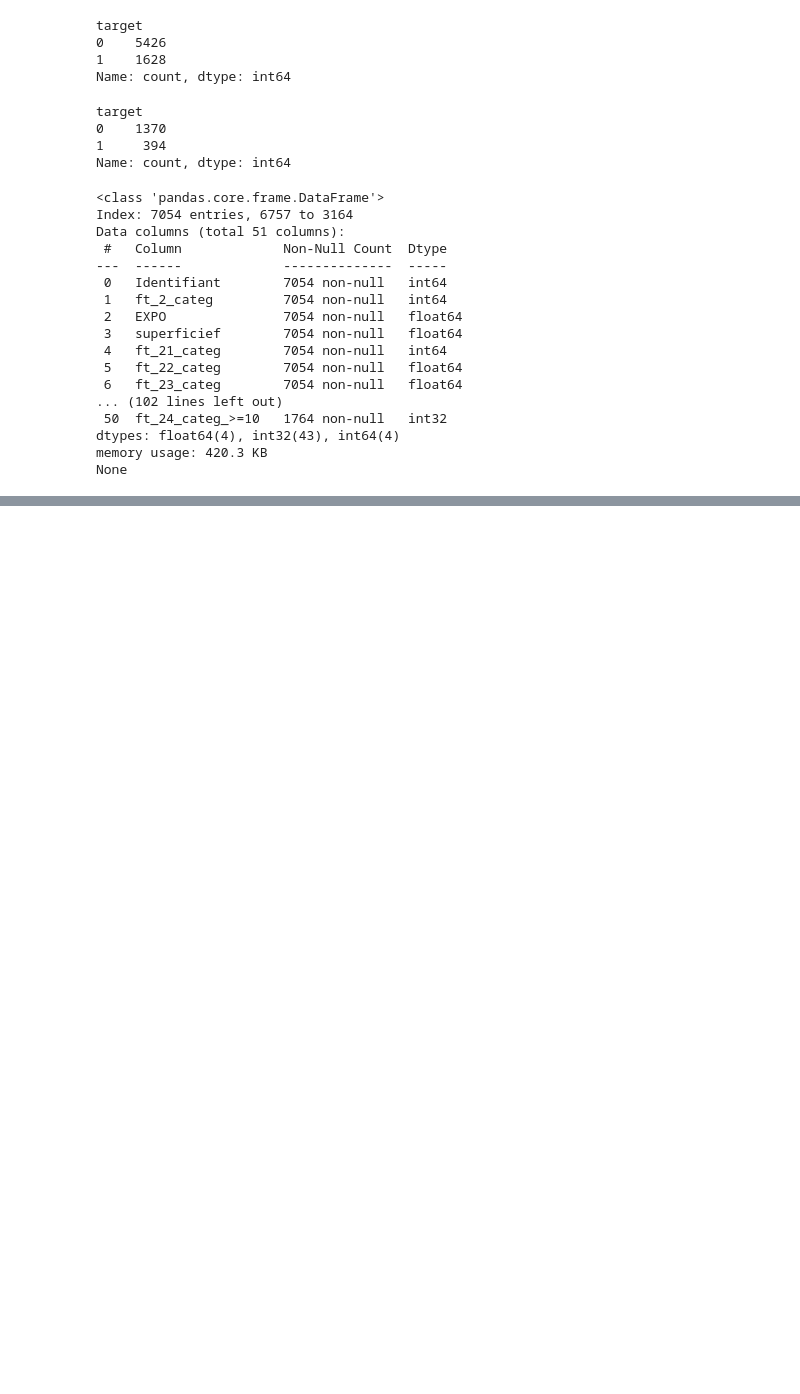
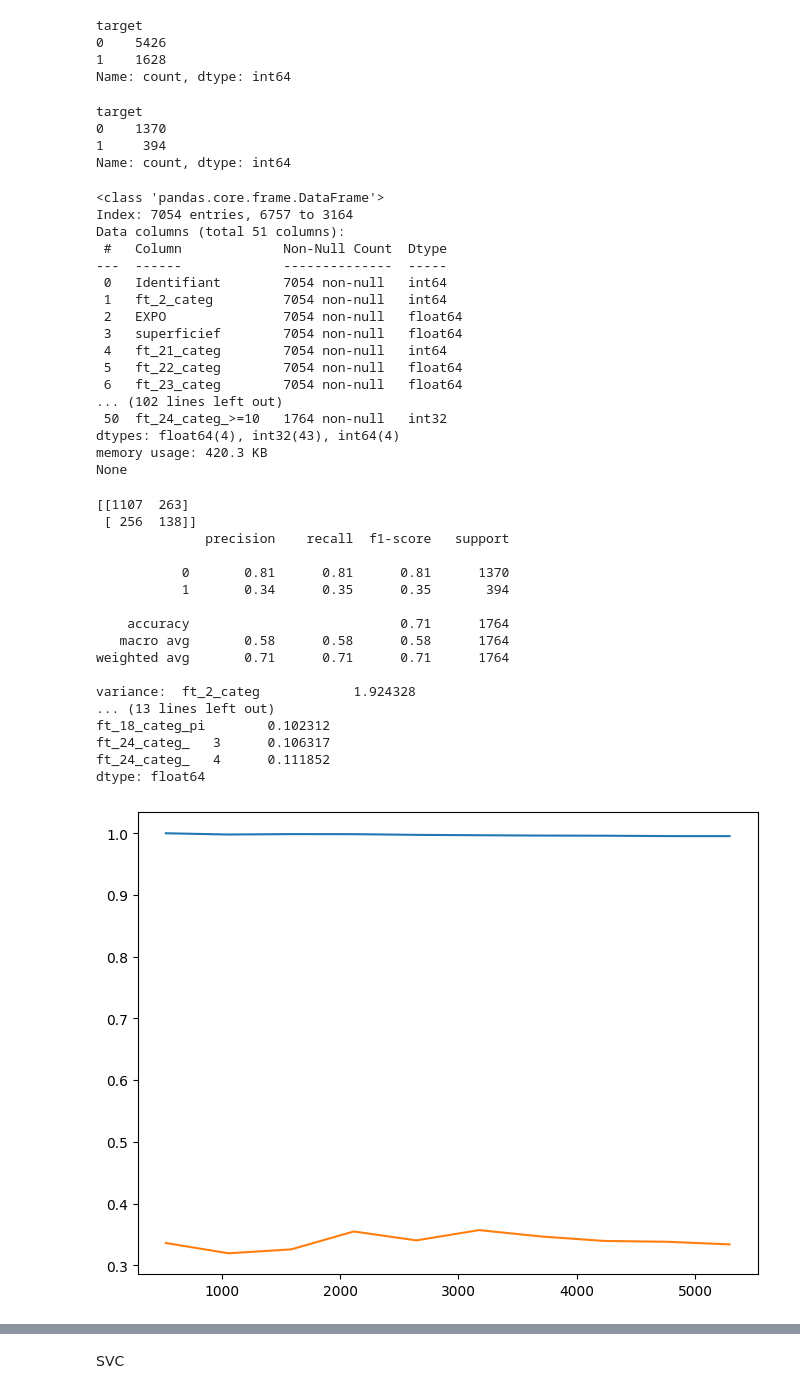
Before and after one commit to cosquerke/ing-nierie_data, a Jupyter notebook: projet_inge_data.ipynb, the cells around one changed output, grey strips where cells are left out. Cells and saved outputs as stored; diff of their text form; code cells hidden in the pictures; blank space fills up the shorter version.

```diff
--- a/projet_inge_data.ipynb
+++ b/projet_inge_data.ipynb
@@ -883,3 +883,55 @@ Data columns (total 51 columns):
 dtypes: float64(4), int32(43), int64(4)
 memory usage: 420.3 KB
 None
+# %%
+from sklearn.tree import DecisionTreeClassifier
+
+
+y_pred = ""
+def getModel(type_model):
+    model = ""
+    match(type_model):
+        case "RandomForestClassifier":
+            model = RandomForestClassifier(random_state=0)
+        case "SVC":
+            model = SVC(random_state=0)
+        case _:
+            model = DecisionTreeClassifier(random_state=0)
+    return model
+
+def processModel(model):
+    model.fit(x_train, y_train)
+    y_pred = model.predict(x_test)
+    matrix = confusion_matrix(y_test, y_pred)
+    print(matrix)
+    print(classification_report(y_test, y_pred))
+    N, train_score, val_score = learning_curve(model, x_train, y_train, cv=4, scoring = 'f1', train_sizes=np.linspace(0.1,1,10))
+    plt.figure(figsize=(8,6))
+    plt.plot(N, train_score.mean(axis= 1), label= "train_score")
+    plt.plot(N, val_score.mean(axis= 1), label= "train_score")
+    corr_mat = x_train.corr()
+    fig, ax = plt.subplots(figsize=[15,10])
+    ax = sns.heatmap(corr_mat, annot=True, linewidths=0.5, fmt="0.2f")
+    print("variance: ",x_train.var(axis=0))
+
+model = getModel("")
+processModel(model)
+# %% [output]
+[[1107  263]
+ [ 256  138]]
+              precision    recall  f1-score   support
+
+           0       0.81      0.81      0.81      1370
+           1       0.34      0.35      0.35       394
+
+    accuracy                           0.71      1764
+   macro avg       0.58      0.58      0.58      1764
+weighted avg       0.71      0.71      0.71      1764
+
+variance:  ft_2_categ            1.924328
+... (13 lines left out)
+ft_18_categ_pi        0.102312
+ft_24_categ_   3      0.106317
+ft_24_categ_   4      0.111852
+dtype: float64
+[figure, added]
@@ -886 +939,3 @@ None
+# %% [markdown]
+SVC
 # %%
```
Also changed, not shown: parts of 15 cells of this notebook, 1 other file.
